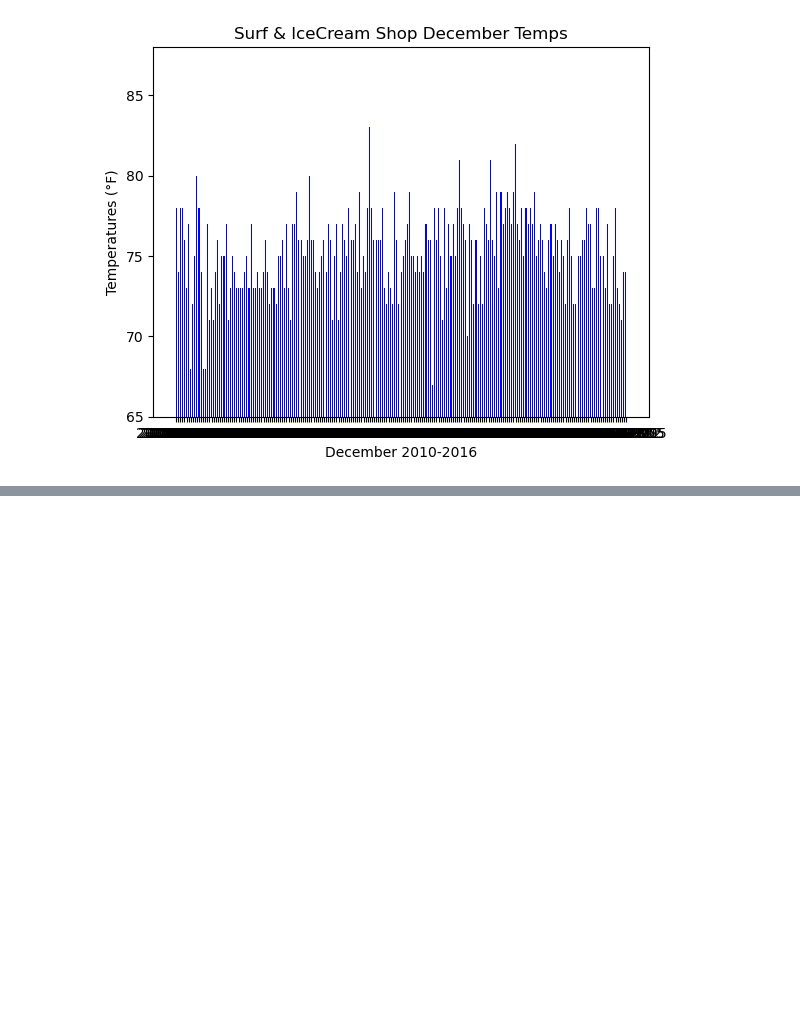
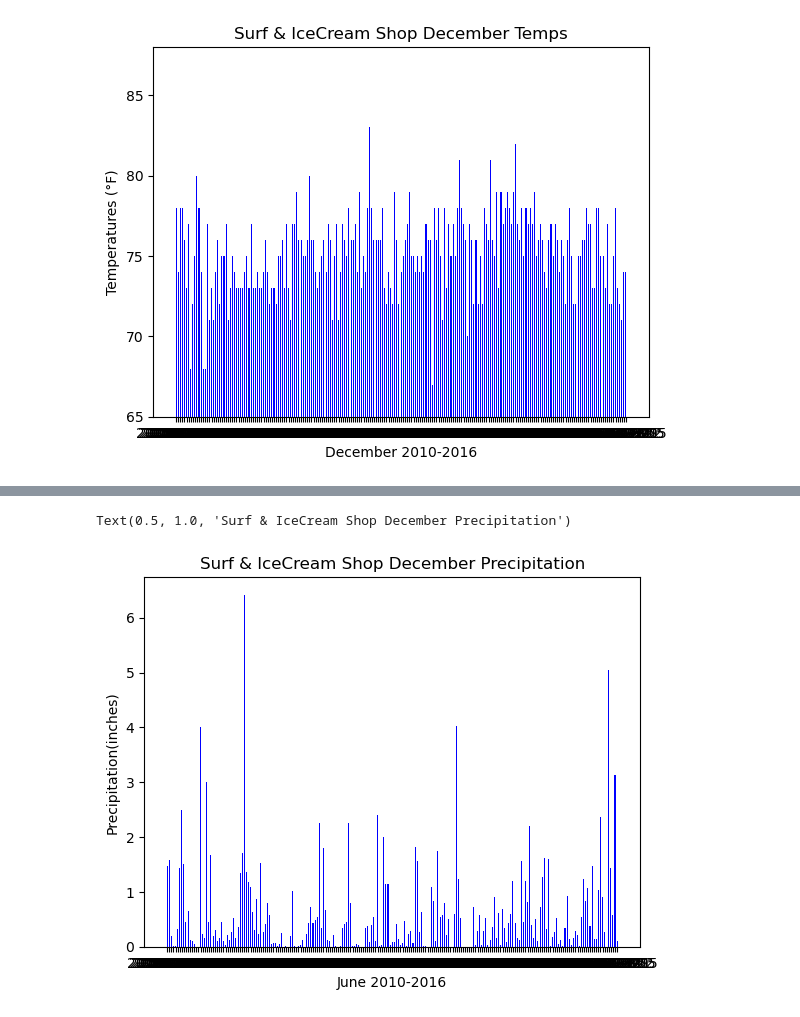
Before and after one commit to amramy/Surfs_Up, a Jupyter notebook: SurfsUp_Challenge.ipynb, the cells around one changed output, grey strips where cells are left out. Saved outputs shown, nothing was run; the diff lists cells and outputs as text; code cells hidden in the pictures; blank space fills up the shorter version.

```diff
--- a/SurfsUp_Challenge.ipynb
+++ b/SurfsUp_Challenge.ipynb
@@ -225,0 +297,6 @@ plt.savefig('December_Temps.png')
+# %%
+december_prcp = []
+december_prcp = session.query(Measurement.date, Measurement.prcp).\
+    filter(func.strftime("%m", Measurement.date) == "12").all()
+
+december_prcp
@@ -225,0 +321,3 @@ plt.savefig('December_Temps.png')
+# %%
+december_prcp_df = pd.DataFrame(december_prcp, columns=["Date", "December Precipitation"])
+december_prcp_df
@@ -225,0 +350,15 @@ plt.savefig('December_Temps.png')
+# %%
+x_axis = december_prcp_df["Date"]
+y_axis = december_prcp_df["December Precipitation"]
+
+#june_temps.plot.bar()
+plt.bar(x_axis, y_axis, width=.5, align='center',color="blue")
+plt.xlabel("June 2010-2016")
+plt.ylabel("Precipitation(inches)")
+plt.title("Surf & IceCream Shop December Precipitation")
+
+
+#plt.savefig('December_Prcp.png')
+# %% [output]
+Text(0.5, 1.0, 'Surf & IceCream Shop December Precipitation')
+[figure, added]
```
Also changed, not shown: parts of 17 cells of this notebook, 10 other files.
